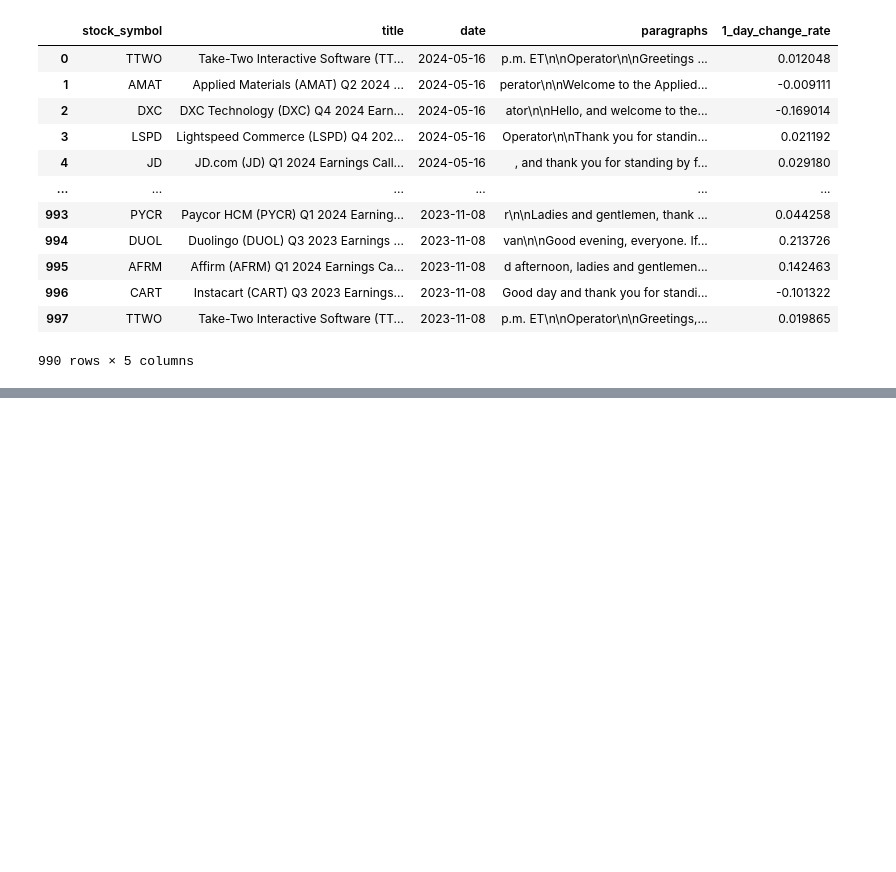
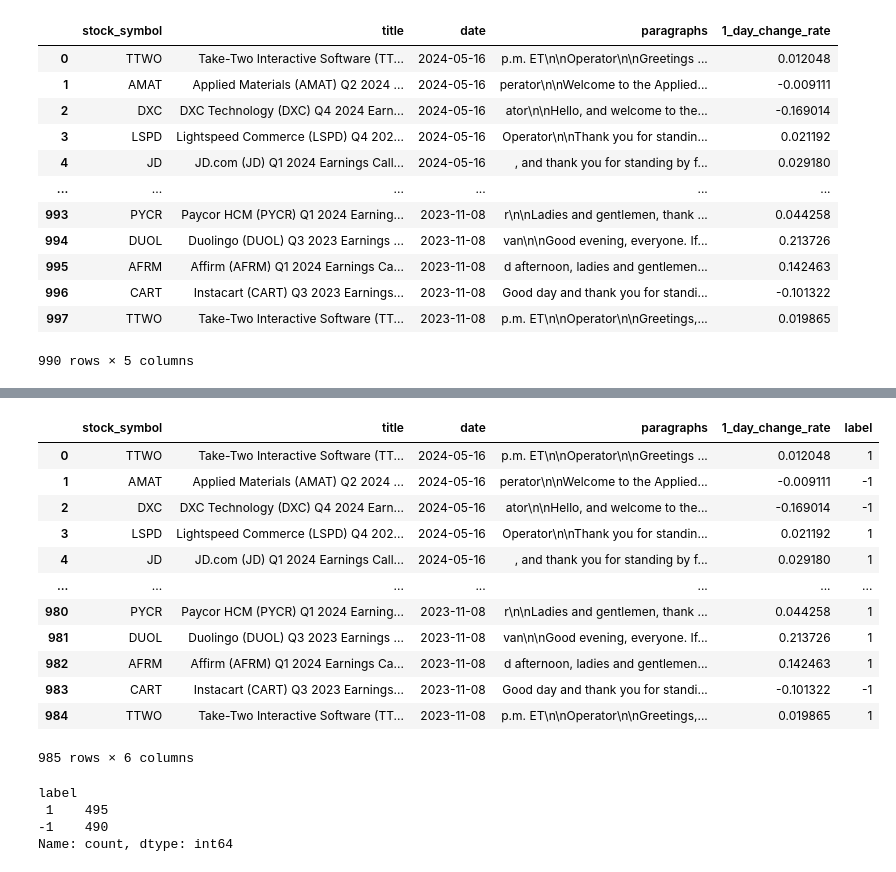
Before and after one commit to WangZiRongPraetorianGuard/earnings-call-predict-stock-price-movement, a Jupyter notebook: preprocess_stock_price_volatility.ipynb, the cells around one changed output, grey strips where cells are left out. Cells and saved outputs as stored; diff of their text form; code cells hidden in the pictures; blank space fills up the shorter version.

Commit message:
add binary label file

```diff
--- a/preprocess_stock_price_volatility.ipynb
+++ b/preprocess_stock_price_volatility.ipynb
@@ -139,0 +142,3 @@ _0521
+# %%
+filtered_df = _0521[(_0521 == 0).any(axis=1)]
+filtered_df
@@ -139,0 +152,3 @@ _0521
+# %%
+_0522 = _0521.drop(filtered_df.index)
+_0522
@@ -139,0 +169,3 @@ _0521
+# %%
+_0522 = _0522.reset_index(drop=True)
+_0522
@@ -139,0 +186,27 @@ _0521
+# %%
+_0522['label'] = _0522['1_day_change_rate'].apply(lambda x: 1 if x > 0 else -1)
+_0522
+# %% [output]
+|  | stock_symbol | title | date | paragraphs | 1_day_change_rate | label |
+| 0 | TTWO | Take-Two Interactive Software (TT... | 2024-05-16 | p.m. ET\n\nOperator\n\nGreetings ... | 0.012048 | 1 |
+| 1 | AMAT | Applied Materials (AMAT) Q2 2024 ... | 2024-05-16 | perator\n\nWelcome to the Applied... | -0.009111 | -1 |
+| 2 | DXC | DXC Technology (DXC) Q4 2024 Earn... | 2024-05-16 | ator\n\nHello, and welcome to the... | -0.169014 | -1 |
+| 3 | LSPD | Lightspeed Commerce (LSPD) Q4 202... | 2024-05-16 | Operator\n\nThank you for standin... | 0.021192 | 1 |
+| 4 | JD | JD.com (JD) Q1 2024 Earnings Call... | 2024-05-16 | , and thank you for standing by f... | 0.029180 | 1 |
+| ... | ... | ... | ... | ... | ... | ... |
+| 980 | PYCR | Paycor HCM (PYCR) Q1 2024 Earning... | 2023-11-08 | r\n\nLadies and gentlemen, thank ... | 0.044258 | 1 |
+| 981 | DUOL | Duolingo (DUOL) Q3 2023 Earnings ... | 2023-11-08 | van\n\nGood evening, everyone. If... | 0.213726 | 1 |
+| 982 | AFRM | Affirm (AFRM) Q1 2024 Earnings Ca... | 2023-11-08 | d afternoon, ladies and gentlemen... | 0.142463 | 1 |
+| 983 | CART | Instacart (CART) Q3 2023 Earnings... | 2023-11-08 | Good day and thank you for standi... | -0.101322 | -1 |
+| 984 | TTWO | Take-Two Interactive Software (TT... | 2023-11-08 | p.m. ET\n\nOperator\n\nGreetings,... | 0.019865 | 1 |
+985 rows × 6 columns
+# %%
+label_distribution = _0522['label'].value_counts()
+
+# 輸出結果
+print(label_distribution)
+# %% [output]
+label
+ 1    495
+-1    490
+Name: count, dtype: int64
```
Also changed, not shown: parts of 6 cells of this notebook, 2 other files.
